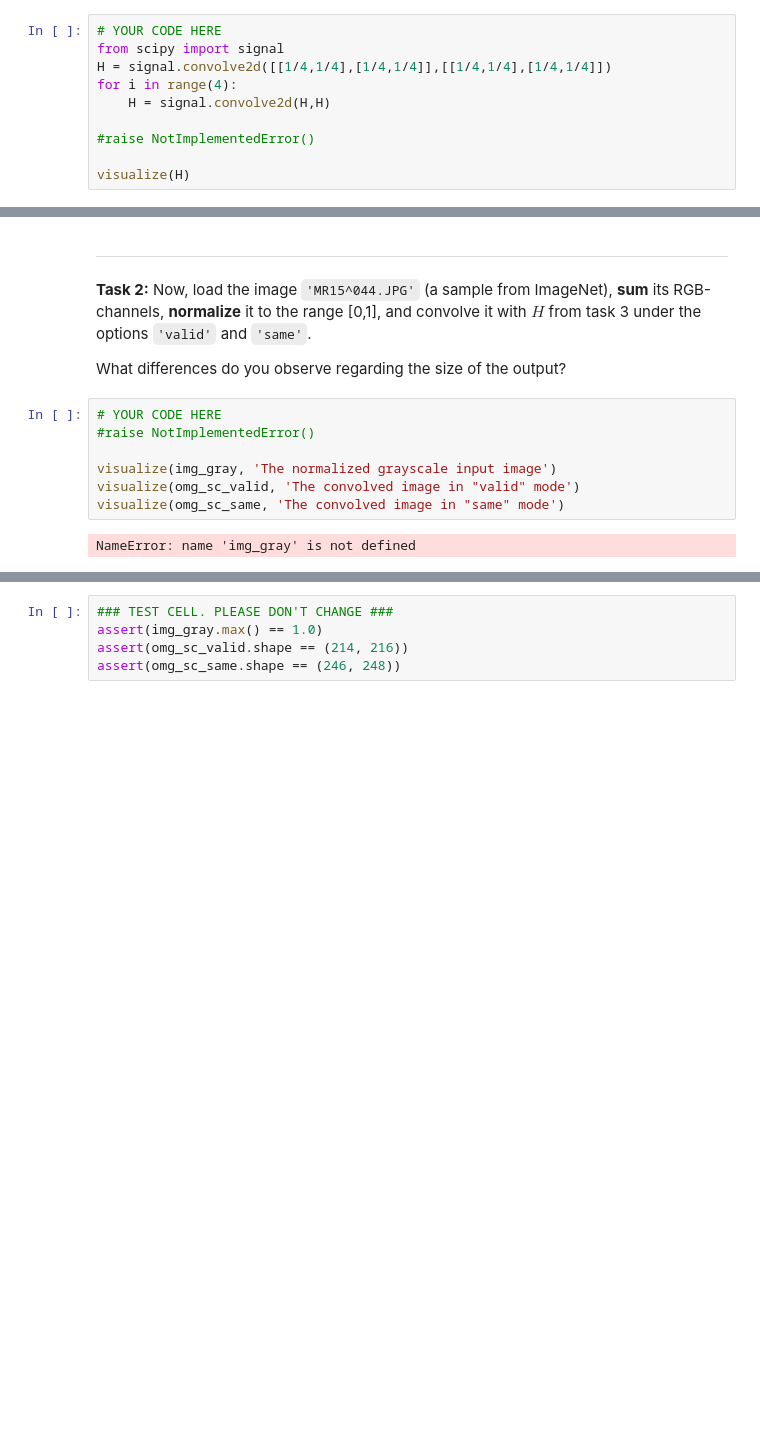
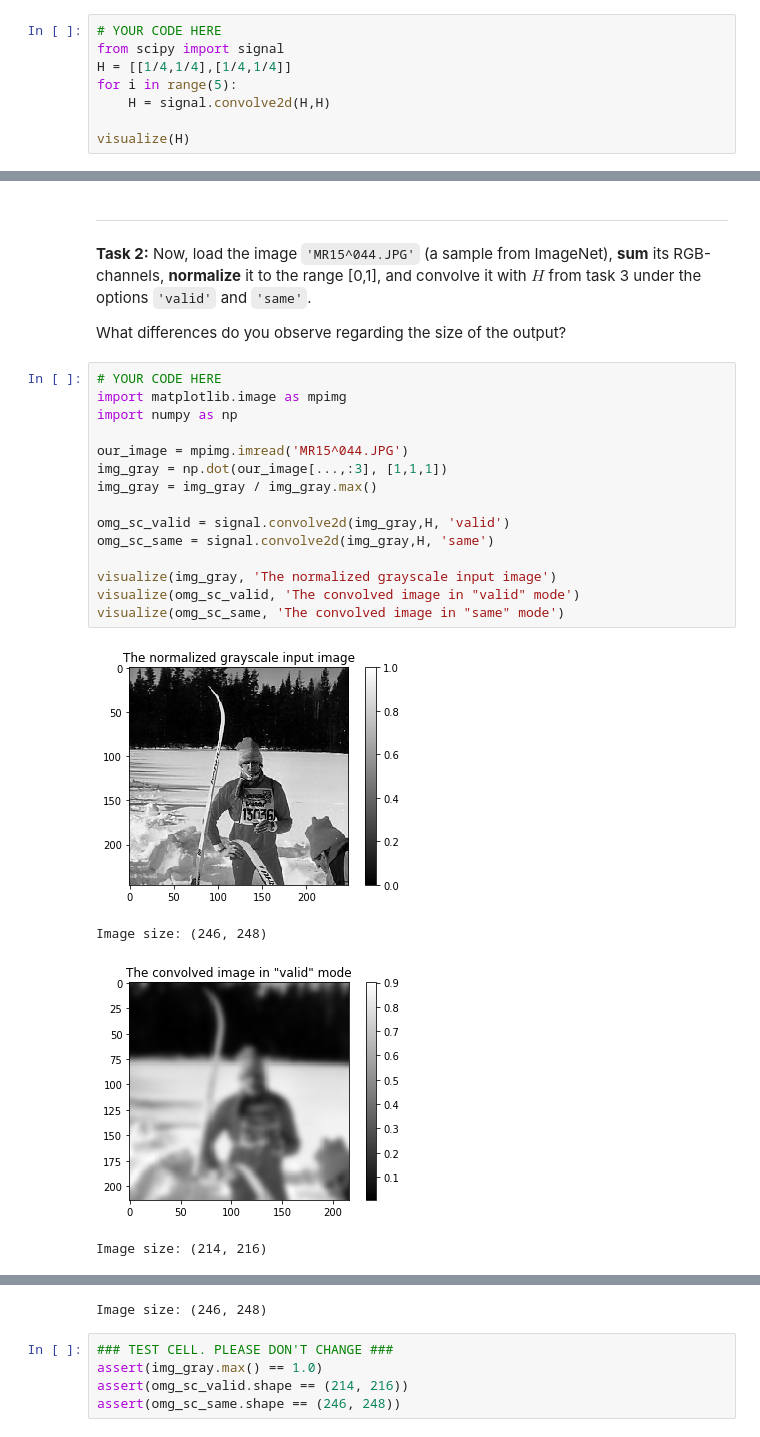
Before and after one commit to FilipBerglund/TBMI26, a Jupyter notebook: lab3/lab3.ipynb, the cells around one changed output, grey strips where cells are left out. Saved outputs shown, nothing was run; the diff lists cells and outputs as text; blank space fills up the shorter version.

```diff
--- a/lab3/lab3.ipynb
+++ b/lab3/lab3.ipynb
@@ -33,12 +33,10 @@ def visualize(img, title=''):
 # %%
 # YOUR CODE HERE
 from scipy import signal
-H = signal.convolve2d([[1/4,1/4],[1/4,1/4]],[[1/4,1/4],[1/4,1/4]])
-for i in range(4):
+H = [[1/4,1/4],[1/4,1/4]]
+for i in range(5):
     H = signal.convolve2d(H,H)
 
-#raise NotImplementedError()
-
 visualize(H)
 # %% [output]
 [figure]
@@ -57,10 +51,21 @@ assert(H.sum().round()==1)
 What differences do you observe regarding the size of the output?
 # %%
 # YOUR CODE HERE
-#raise NotImplementedError()
+import matplotlib.image as mpimg
+import numpy as np
+
+our_image = mpimg.imread('MR15^044.JPG')
+img_gray = np.dot(our_image[...,:3], [1,1,1])
+img_gray = img_gray / img_gray.max()
+
+omg_sc_valid = signal.convolve2d(img_gray,H, 'valid')
+omg_sc_same = signal.convolve2d(img_gray,H, 'same')
 
 visualize(img_gray, 'The normalized grayscale input image')
 visualize(omg_sc_valid, 'The convolved image in "valid" mode')
 visualize(omg_sc_same, 'The convolved image in "same" mode')
 # %% [output]
+[figure, added]
-NameError: name 'img_gray' is not defined
+Image size: (246, 248)
+[figure, added]
+Image size: (214, 216)
@@ -67,3 +73,4 @@ NameError: name 'img_gray' is not defined
+Image size: (246, 248)
 # %%
 ### TEST CELL. PLEASE DON'T CHANGE ###
 assert(img_gray.max() == 1.0)
```
Also changed, not shown: parts of 12 cells of this notebook.
